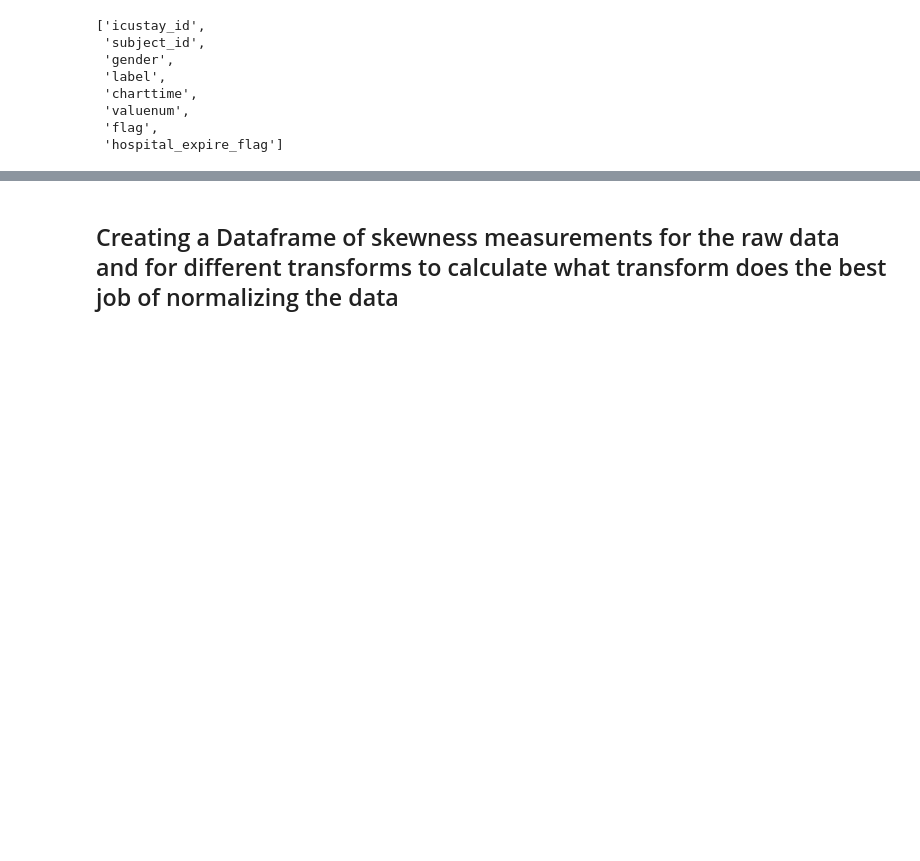
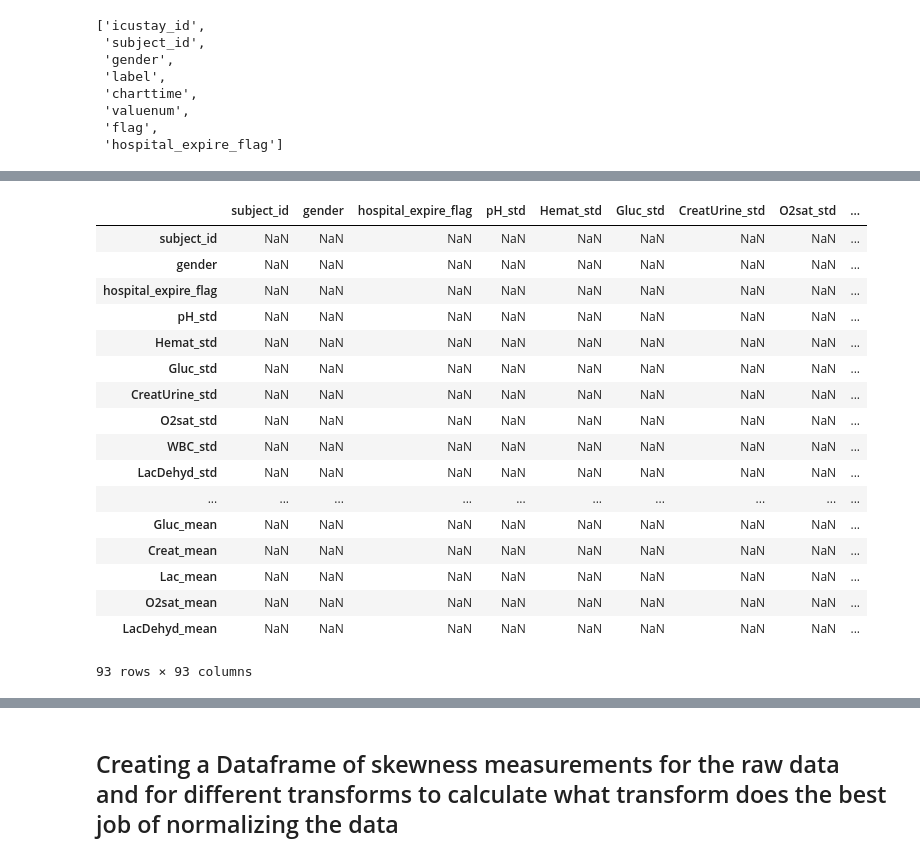
Before and after one commit to RJBeetel3/mimic3_analysis, a Jupyter notebook: LABEVENTS_FIRST24.ipynb, the cells around one changed output, grey strips where cells are left out. Cells and saved outputs as stored; diff of their text form; code cells hidden in the pictures; blank space fills up the shorter version.

```diff
--- a/LABEVENTS_FIRST24.ipynb
+++ b/LABEVENTS_FIRST24.ipynb
@@ -464,0 +534,30 @@ plt.show()
+# %%
+#header.apply(lambda col: col.autocorr(lag = 1), axis = 0)
+# REPLACING NAN VALUES WITH 1 AND MEASUREMENTS WITH 0. PERFORMING CORRELATION BETWEEN COLUMNS TO DETERMINE WHICH
+# VARIABLES ARE MOST LIKELY TO BE MISSING TOGETHER. THIS WILL HELP IN BLOCKING DATA FOR PROCESSES THAT REQUIRE DATA TO
+# BE NAN FREE
+missing = data3.copy()
+for col in missing.columns:
+    missing[col] = missing[col].apply(lambda x: 1 if pd.isnull(x) else 0)
+
+monkey = missing.corr()
+monkey[monkey >= 0.4]
+# %% [output]
+|  | subject_id | gender | hospital_expire_flag | pH_std | Hemat_std | Gluc_std | CreatUrine_std | O2sat_std | ... |
+| subject_id | NaN | NaN | NaN | NaN | NaN | NaN | NaN | NaN | ... |
+| gender | NaN | NaN | NaN | NaN | NaN | NaN | NaN | NaN | ... |
+| hospital_expire_flag | NaN | NaN | NaN | NaN | NaN | NaN | NaN | NaN | ... |
+| pH_std | NaN | NaN | NaN | NaN | NaN | NaN | NaN | NaN | ... |
+| Hemat_std | NaN | NaN | NaN | NaN | NaN | NaN | NaN | NaN | ... |
+| Gluc_std | NaN | NaN | NaN | NaN | NaN | NaN | NaN | NaN | ... |
+| CreatUrine_std | NaN | NaN | NaN | NaN | NaN | NaN | NaN | NaN | ... |
+| O2sat_std | NaN | NaN | NaN | NaN | NaN | NaN | NaN | NaN | ... |
+| WBC_std | NaN | NaN | NaN | NaN | NaN | NaN | NaN | NaN | ... |
+| LacDehyd_std | NaN | NaN | NaN | NaN | NaN | NaN | NaN | NaN | ... |
+| ... | ... | ... | ... | ... | ... | ... | ... | ... | ... |
+| Gluc_mean | NaN | NaN | NaN | NaN | NaN | NaN | NaN | NaN | ... |
+| Creat_mean | NaN | NaN | NaN | NaN | NaN | NaN | NaN | NaN | ... |
+| Lac_mean | NaN | NaN | NaN | NaN | NaN | NaN | NaN | NaN | ... |
+| O2sat_mean | NaN | NaN | NaN | NaN | NaN | NaN | NaN | NaN | ... |
+| LacDehyd_mean | NaN | NaN | NaN | NaN | NaN | NaN | NaN | NaN | ... |
+93 rows × 93 columns
```
Also changed, not shown: parts of 43 cells of this notebook.
